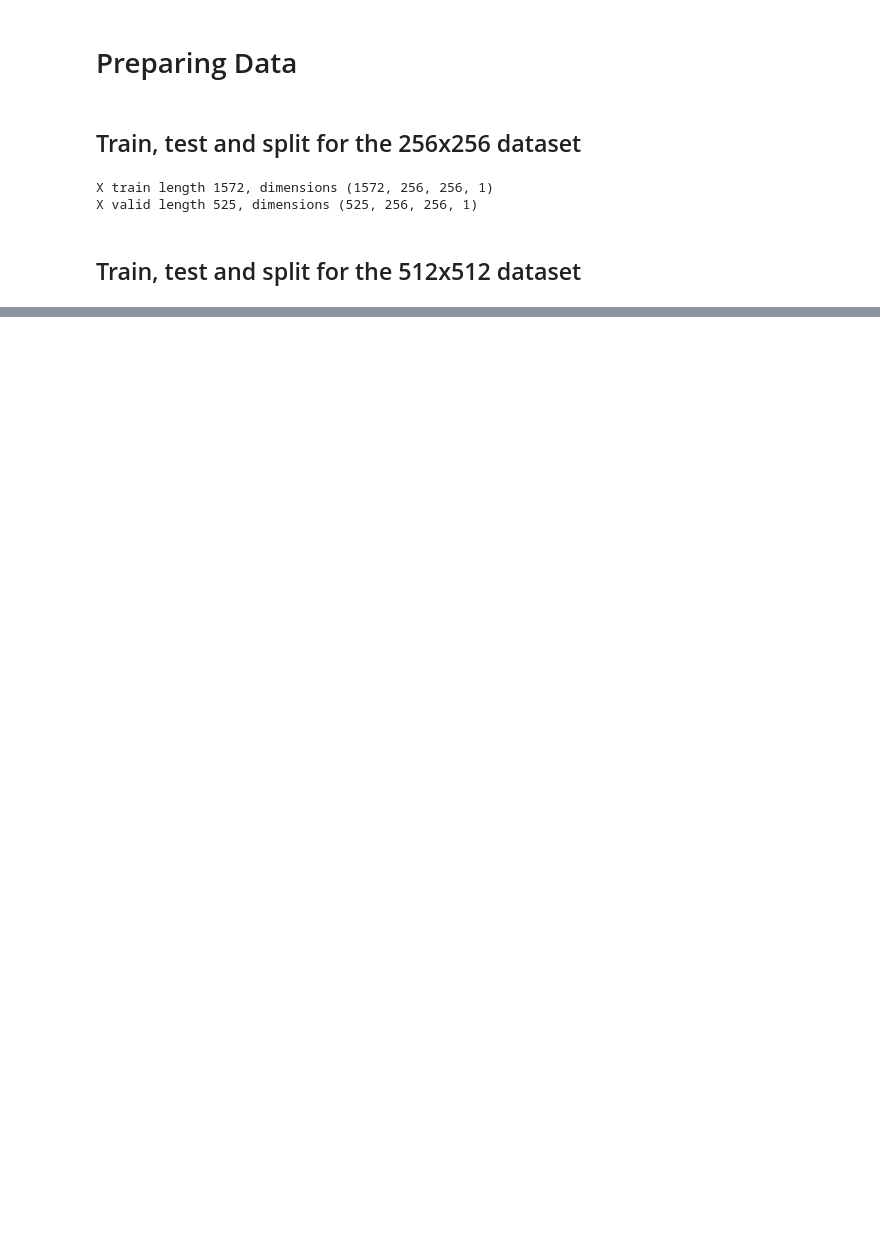
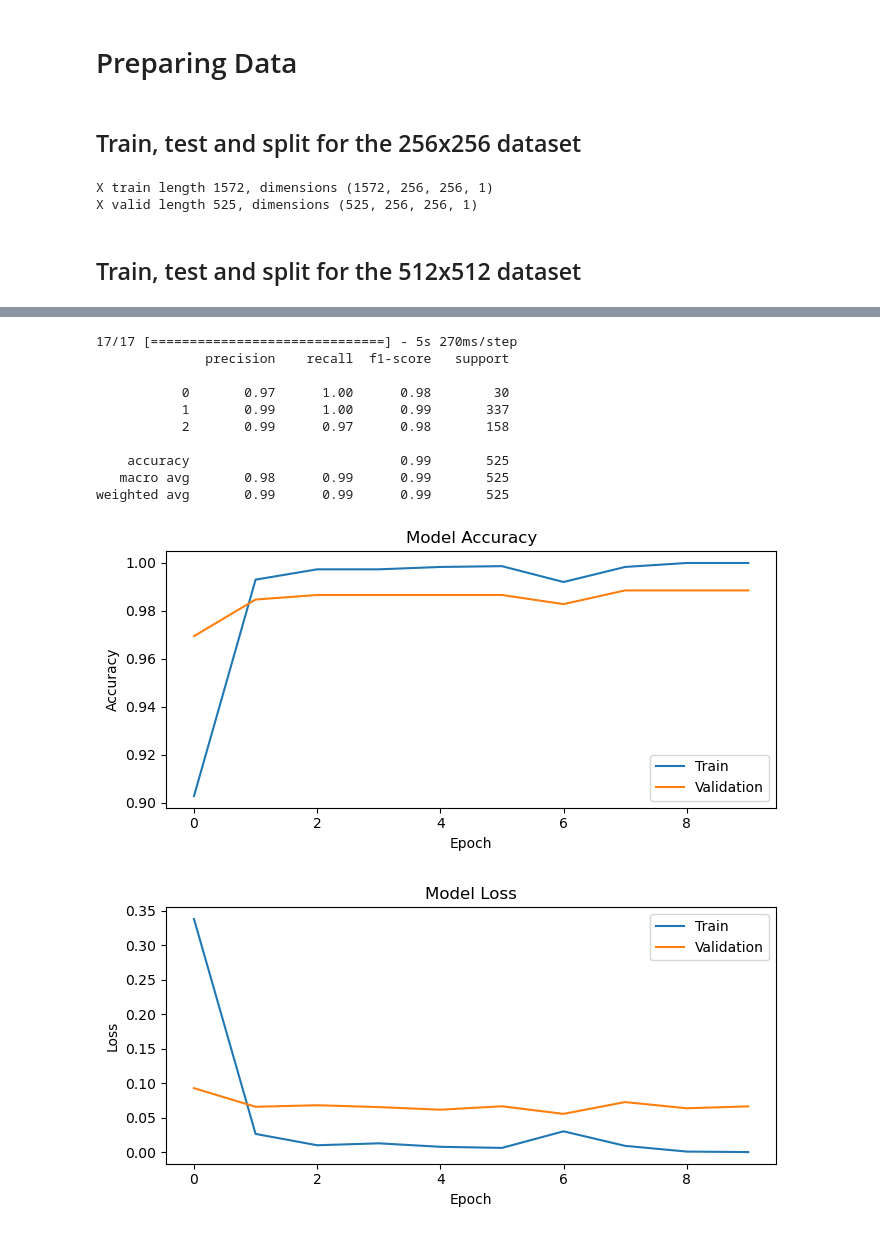
Before and after one commit to OmdenaAI/myanmar-chapter-chest-x-rays, a Jupyter notebook: src/visualizations/cancer-detection-model/lung-cancer-prediction-on-MERGED IQ-OTHNCCD-dataset.ipynb, the cells around one changed output, grey strips where cells are left out. Drawn from its saved outputs; the diff is of its cells as text; code cells hidden in the pictures; blank space fills up the shorter version.

Commit message:
Add SMOTE processing for 256 x 256 and a simple model

```diff
--- a/src/visualizations/cancer-detection-model/lung-cancer-prediction-on-MERGED IQ-OTHNCCD-dataset.ipynb
+++ b/src/visualizations/cancer-detection-model/lung-cancer-prediction-on-MERGED IQ-OTHNCCD-dataset.ipynb
@@ -312,0 +366,5 @@ X valid length 525, dimensions (525, 512, 512, 1)
+# %%
+print('Before SMOTE:', y_train_256.shape)
+smote = SMOTE()
+X_train_256_sampled, y_train_256_sampled = smote.fit_resample(X_train_256, y_train_256)
+print('After SMOTE:', y_train_256_sampled.shape)
@@ -312,0 +374,6 @@ X valid length 525, dimensions (525, 512, 512, 1)
+# %%
+X_train_256 = X_train_256.reshape(X_train_256.shape[0], 256, 256, 1)
+X_train_256_sampled = X_train_256_sampled.reshape(X_train_256_sampled.shape[0], X_train_256.shape[1], X_train_256.shape[2], 1)
+
+print(len(X_train_256), X_train_256.shape)
+print(len(X_train_256_sampled), X_train_256_sampled.shape)
@@ -312,0 +385,2 @@ X valid length 525, dimensions (525, 512, 512, 1)
+# %%
+model1 = build_basic_model()
@@ -312,0 +405,2 @@ X valid length 525, dimensions (525, 512, 512, 1)
+# %%
+history = model1.fit(X_train_256_sampled, y_train_256_sampled, batch_size=8, epochs=10, validation_data=(X_valid_256, y_valid_256))
@@ -312,0 +428,15 @@ X valid length 525, dimensions (525, 512, 512, 1)
+# %%
+output_model_results(model1, X_valid_256, y_valid_256, history)
+# %% [output]
+17/17 [==============================] - 5s 270ms/step
+              precision    recall  f1-score   support
+
+           0       0.97      1.00      0.98        30
+           1       0.99      1.00      0.99       337
+           2       0.99      0.97      0.98       158
+
+    accuracy                           0.99       525
+   macro avg       0.98      0.99      0.99       525
+weighted avg       0.99      0.99      0.99       525
+[figure, added]
+[figure, added]
```
Also changed, not shown: parts of 16 cells of this notebook.
